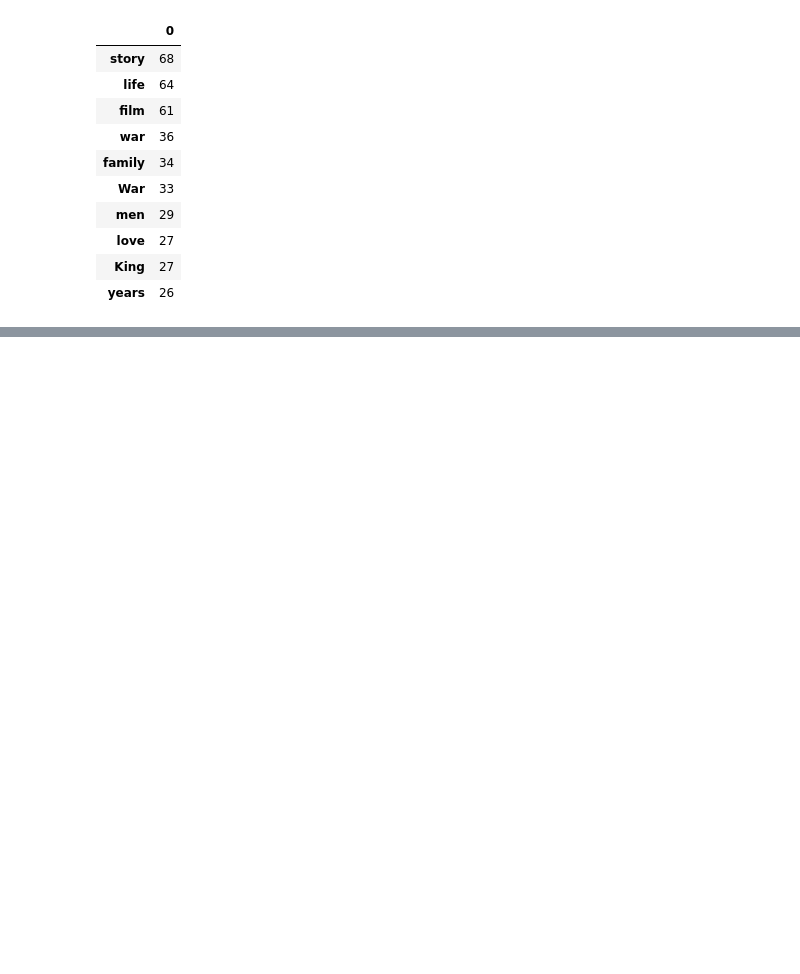
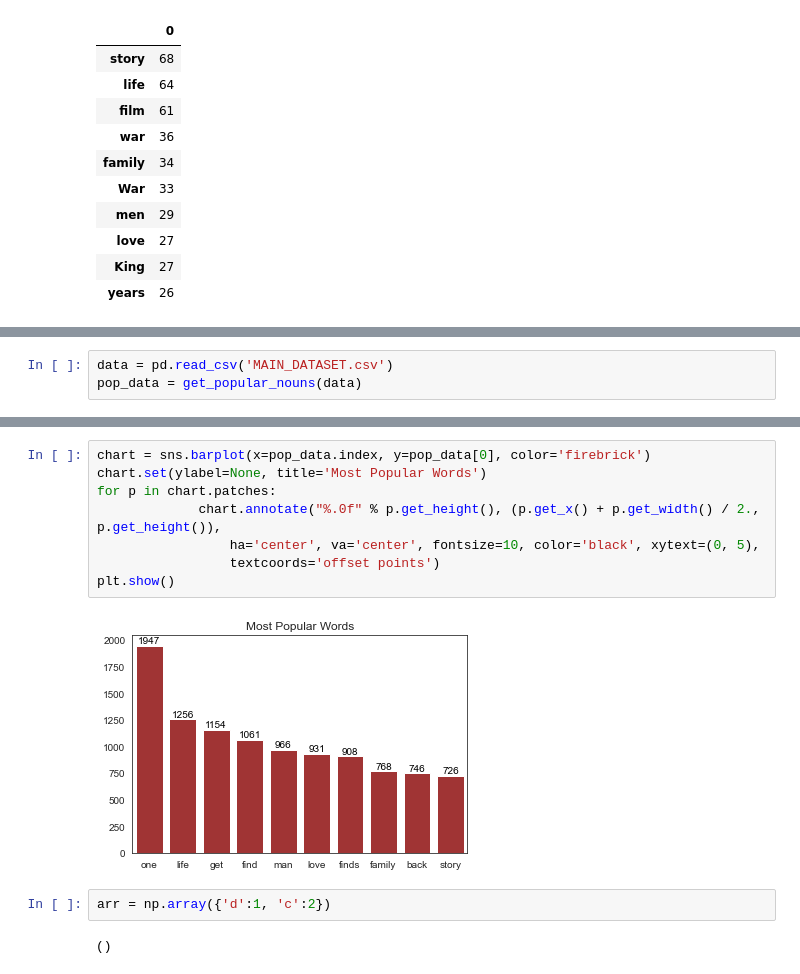
Before and after one commit to Garcipaldis/bridge_datascience_JorgeGarcia, a Jupyter notebook: EDA Project/Analytics.ipynb, the cells around one changed output, grey strips where cells are left out. Drawn from its saved outputs; the diff is of its cells as text; blank space fills up the shorter version.

```diff
--- a/EDA Project/Analytics.ipynb
+++ b/EDA Project/Analytics.ipynb
@@ -350,0 +463,3 @@ df
+# %%
+data = pd.read_csv('MAIN_DATASET.csv')
+pop_data = get_popular_nouns(data)
@@ -350,0 +532,14 @@ df
+# %%
+chart = sns.barplot(x=pop_data.index, y=pop_data[0], color='firebrick')
+chart.set(ylabel=None, title='Most Popular Words')
+for p in chart.patches:
+             chart.annotate("%.0f" % p.get_height(), (p.get_x() + p.get_width() / 2., p.get_height()),
+                 ha='center', va='center', fontsize=10, color='black', xytext=(0, 5),
+                 textcoords='offset points')
+plt.show()
+# %% [output]
+[figure, added]
+# %%
+arr = np.array({'d':1, 'c':2})
+# %% [output]
+()
```
Also changed, not shown: parts of 21 cells of this notebook, 53 other files.
